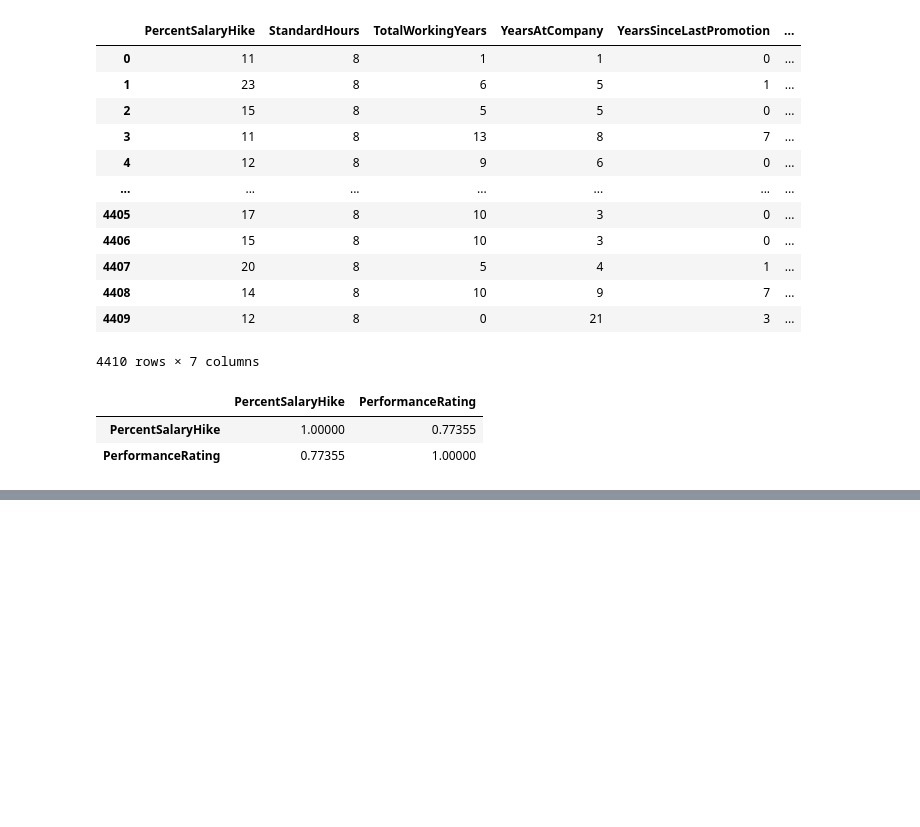
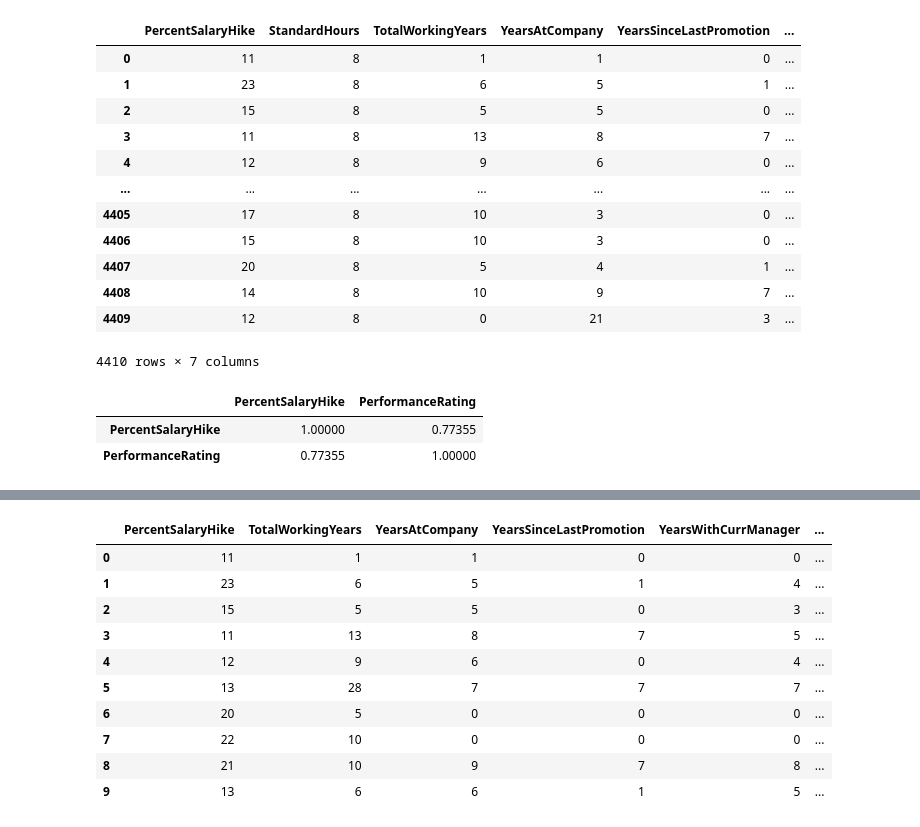
Before and after one commit to Buluma-Ke/HR-Employee-Analysis, a Jupyter notebook: employees.ipynb, the cells around one changed output, grey strips where cells are left out. Drawn from its saved outputs; the diff is of its cells as text; code cells hidden in the pictures; blank space fills up the shorter version.

```diff
--- a/employees.ipynb
+++ b/employees.ipynb
@@ -829,0 +872,21 @@ Perf_rltn[["PercentSalaryHike", 	"PerformanceRating"]].corr()
+# %%
+Job_sat_rltn = pd.read_sql("SELECT ed.PercentSalaryHike, ed.TotalWorkingYears, "
+            "ed.YearsAtCompany, ed.YearsSinceLastPromotion, ed.YearsWithCurrManager, "
+            "es.WorkLifeBalance, es.JobSatisfaction "
+            "FROM employeedata ed "
+            "INNER JOIN employee_survey es "
+            "ON ed.EmployeeID = es.EmployeeID;", con=engine)
+
+Job_sat_rltn.head(10)
+# %% [output]
+|  | PercentSalaryHike | TotalWorkingYears | YearsAtCompany | YearsSinceLastPromotion | YearsWithCurrManager | ... |
+| 0 | 11 | 1 | 1 | 0 | 0 | ... |
+| 1 | 23 | 6 | 5 | 1 | 4 | ... |
+| 2 | 15 | 5 | 5 | 0 | 3 | ... |
+| 3 | 11 | 13 | 8 | 7 | 5 | ... |
+| 4 | 12 | 9 | 6 | 0 | 4 | ... |
+| 5 | 13 | 28 | 7 | 7 | 7 | ... |
+| 6 | 20 | 5 | 0 | 0 | 0 | ... |
+| 7 | 22 | 10 | 0 | 0 | 0 | ... |
+| 8 | 21 | 10 | 9 | 7 | 8 | ... |
+| 9 | 13 | 6 | 6 | 1 | 5 | ... |
```
Also changed, not shown: parts of 9 cells of this notebook, 1 other file.
